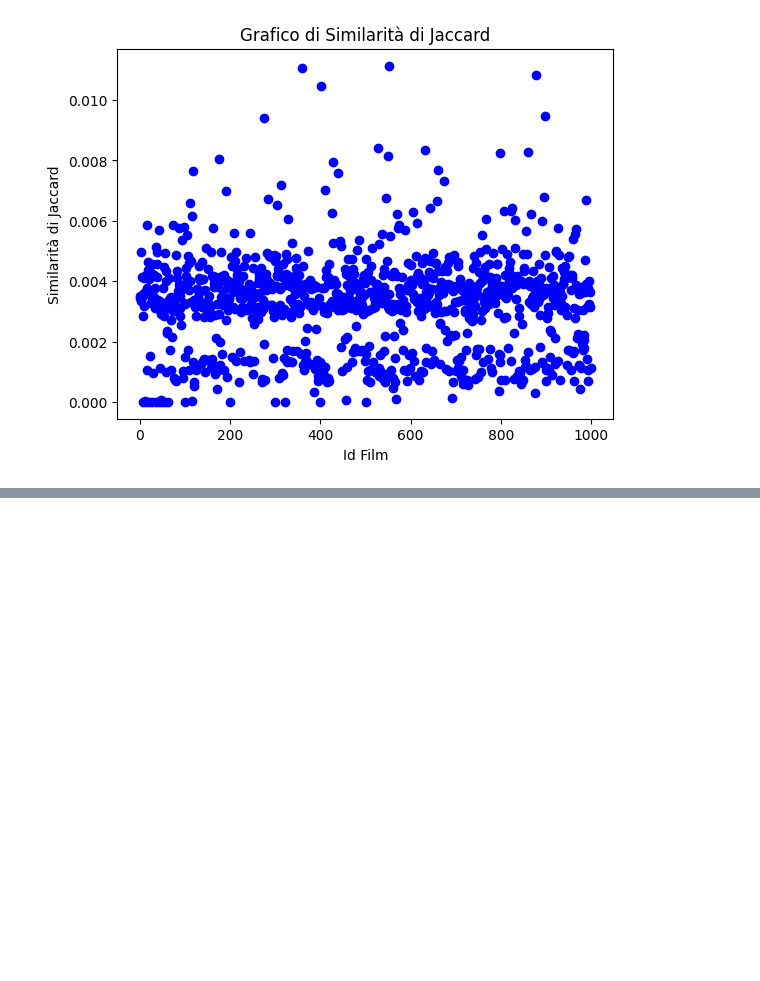
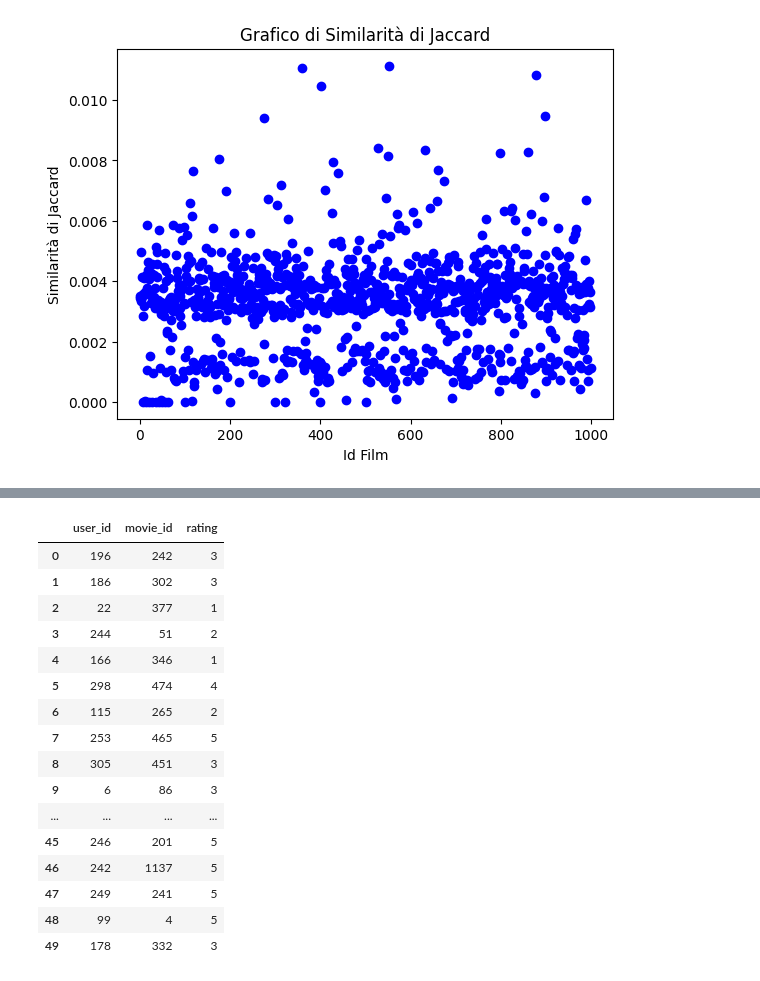
Before and after one commit to DevRic0/Movie-Recommender, a Jupyter notebook: ml_pipeline/Movie_Recommender_Clustering.ipynb, the cells around one changed output, grey strips where cells are left out. Cells and saved outputs as stored; diff of their text form; code cells hidden in the pictures; blank space fills up the shorter version.

```diff
--- a/ml_pipeline/Movie_Recommender_Clustering.ipynb
+++ b/ml_pipeline/Movie_Recommender_Clustering.ipynb
@@ -661,0 +709,37 @@ testing score: -0.0713091307937892
+# %%
+DOWNLOAD_ROOT = "https://raw.githubusercontent.com/FiddiCoder/-FIA-Project/main/"
+FILE_PATH = os.path.join("dataset")
+FILE_URL1 = DOWNLOAD_ROOT + "dataset/usersmovies.data"
+
+def fetch_file_data1(file_url1=FILE_URL1, file_path1=FILE_PATH):
+    os.makedirs(file_path1, exist_ok=True)
+    csv_path1 = os.path.join(file_path1, "usersmovies.data")
+    urllib.request.urlretrieve(file_url1, csv_path1)
+
+fetch_file_data1()
+datapath = os.path.join("dataset","")
+
+umCols = ['user_id', 'movie_id', 'rating', 'timestamp']
+user_movie_info = pd.read_csv('./dataset/usersmovies.data', sep='\t', names=umCols)
+user_movie_info = user_movie_info.drop('timestamp', axis=1)
+user_movie_info.head(50)
+
+#FARE MESH COMPLETA FILM-UTENTI
+# %% [output]
+|  | user_id | movie_id | rating |
+| 0 | 196 | 242 | 3 |
+| 1 | 186 | 302 | 3 |
+| 2 | 22 | 377 | 1 |
+| 3 | 244 | 51 | 2 |
+| 4 | 166 | 346 | 1 |
+| 5 | 298 | 474 | 4 |
+| 6 | 115 | 265 | 2 |
+| 7 | 253 | 465 | 5 |
+| 8 | 305 | 451 | 3 |
+| 9 | 6 | 86 | 3 |
+| ... | ... | ... | ... |
+| 45 | 246 | 201 | 5 |
+| 46 | 242 | 1137 | 5 |
+| 47 | 249 | 241 | 5 |
+| 48 | 99 | 4 | 5 |
+| 49 | 178 | 332 | 3 |
```
Also changed, not shown: parts of 7 cells of this notebook.
